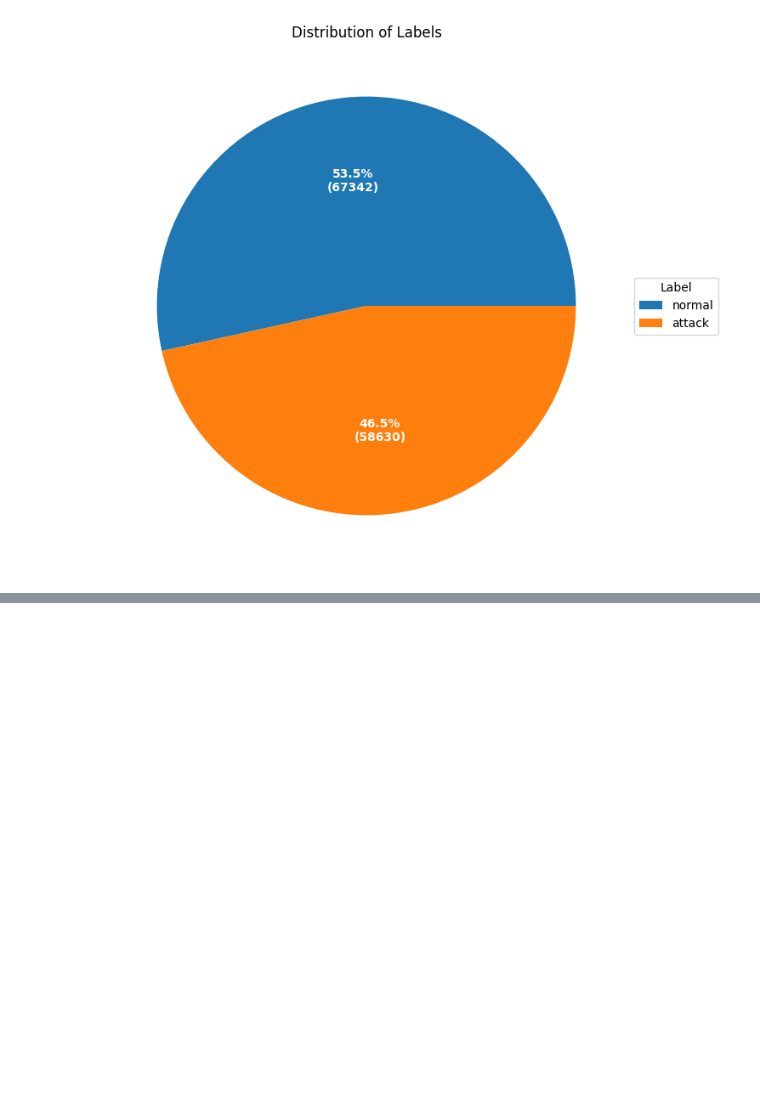
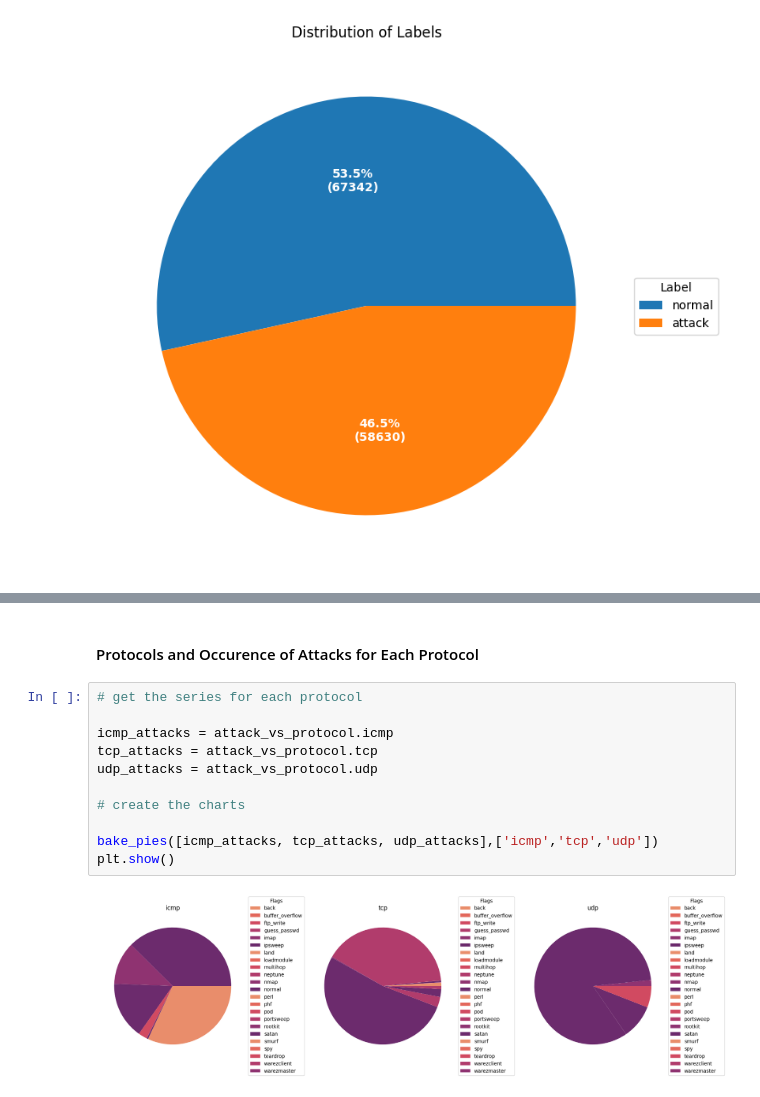
Before and after one commit to Namratha2301/IntrusionDetection, a Jupyter notebook: Intrusion Detection Using Machine Learning.ipynb, the cells around one changed output, grey strips where cells are left out. Drawn from its saved outputs; the diff is of its cells as text; blank space fills up the shorter version.

```diff
--- a/Intrusion Detection Using Machine Learning.ipynb
+++ b/Intrusion Detection Using Machine Learning.ipynb
@@ -294,0 +343,15 @@ plt.show()
+# %% [markdown]
+#### Protocols and Occurence of Attacks for Each Protocol
+# %%
+# get the series for each protocol
+
+icmp_attacks = attack_vs_protocol.icmp
+tcp_attacks = attack_vs_protocol.tcp
+udp_attacks = attack_vs_protocol.udp
+
+# create the charts
+
+bake_pies([icmp_attacks, tcp_attacks, udp_attacks],['icmp','tcp','udp'])
+plt.show()
+# %% [output]
+[figure, added]
```
Also changed, not shown: parts of 8 cells of this notebook.
